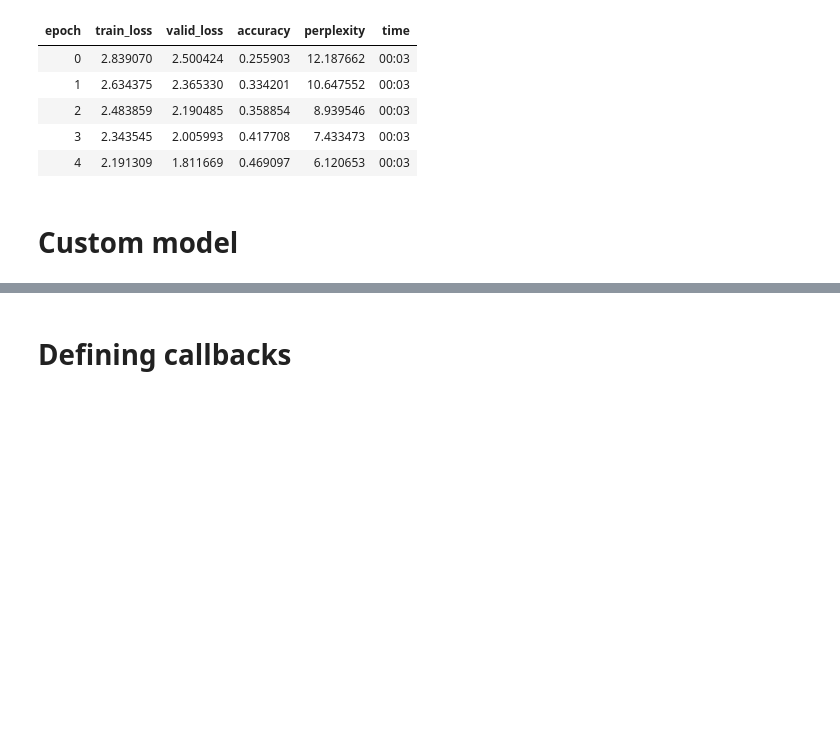
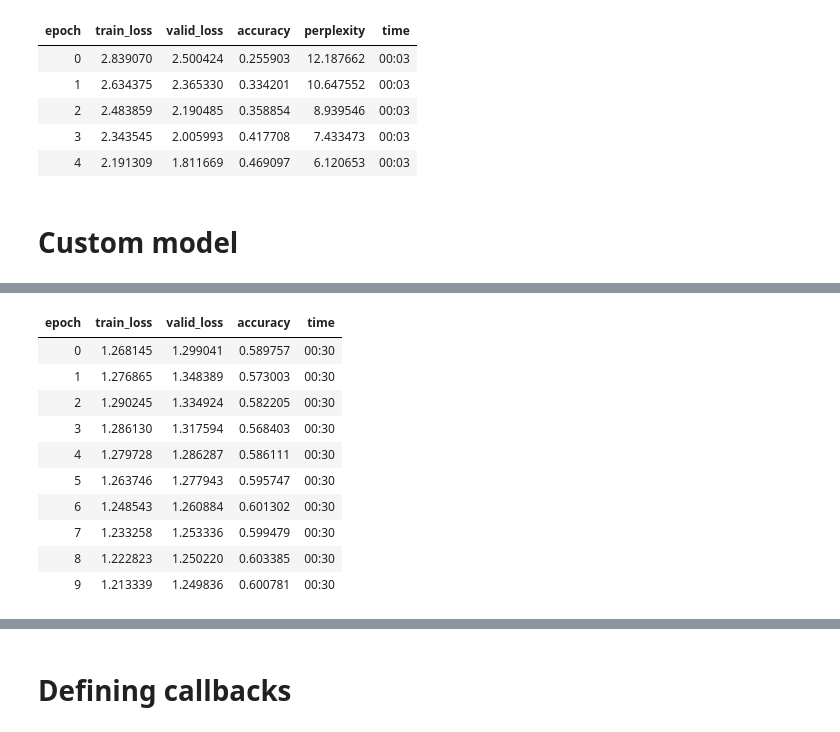
Before and after one commit to Marcosuff/Marcosuff.github.io, a Jupyter notebook: fastaiv2_works/SMILES_LSTM_fastaiv2.ipynb, the cells around one changed output, grey strips where cells are left out. Saved outputs shown, nothing was run; the diff lists cells and outputs as text; code cells hidden in the pictures; blank space fills up the shorter version.

```diff
--- a/fastaiv2_works/SMILES_LSTM_fastaiv2.ipynb
+++ b/fastaiv2_works/SMILES_LSTM_fastaiv2.ipynb
@@ -456,0 +556,17 @@ learn.fit_one_cycle(15, 1e-2)
+# %%
+learn = Learner(dls,mygru,
+                loss_func=CrossEntropyLossFlat(),
+                metrics=accuracy, cbs=[ModelResetter, RNNRegularizer(alpha=.5,beta=.5)])
+learn.fit_one_cycle(10, 1e-4)
+# %% [output]
+| epoch | train_loss | valid_loss | accuracy | time |
+| 0 | 1.268145 | 1.299041 | 0.589757 | 00:30 |
+| 1 | 1.276865 | 1.348389 | 0.573003 | 00:30 |
+| 2 | 1.290245 | 1.334924 | 0.582205 | 00:30 |
+| 3 | 1.286130 | 1.317594 | 0.568403 | 00:30 |
+| 4 | 1.279728 | 1.286287 | 0.586111 | 00:30 |
+| 5 | 1.263746 | 1.277943 | 0.595747 | 00:30 |
+| 6 | 1.248543 | 1.260884 | 0.601302 | 00:30 |
+| 7 | 1.233258 | 1.253336 | 0.599479 | 00:30 |
+| 8 | 1.222823 | 1.250220 | 0.603385 | 00:30 |
+| 9 | 1.213339 | 1.249836 | 0.600781 | 00:30 |
```
Also changed, not shown: parts of 21 cells of this notebook.
